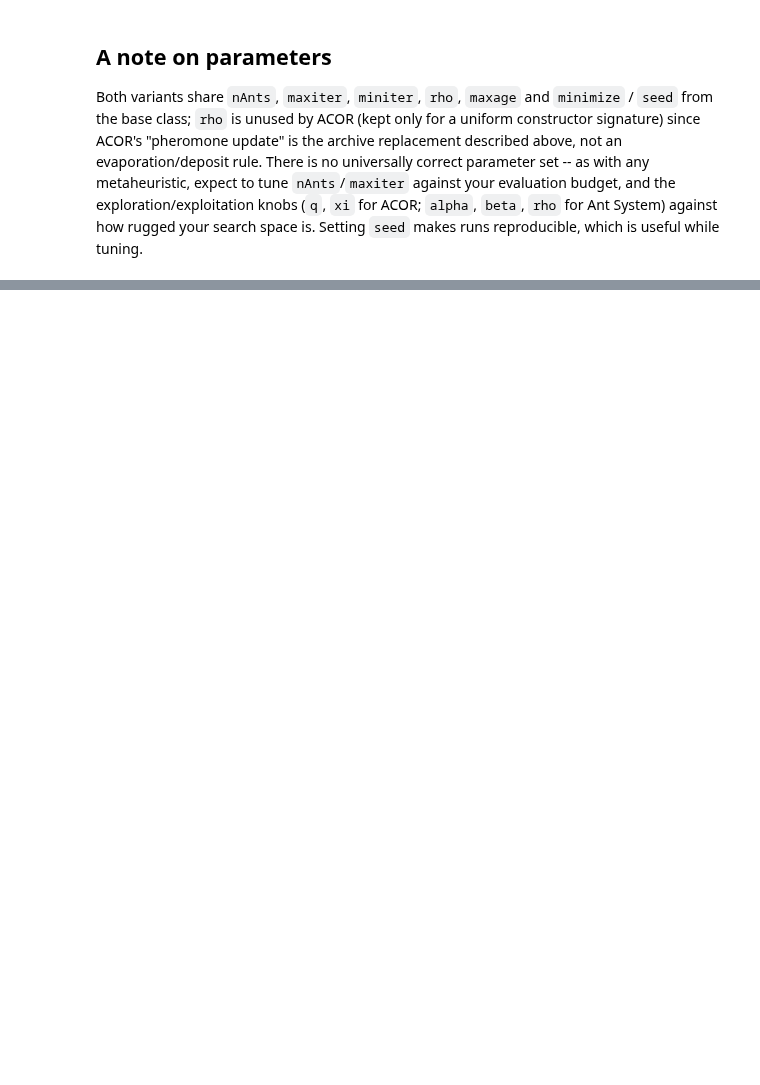
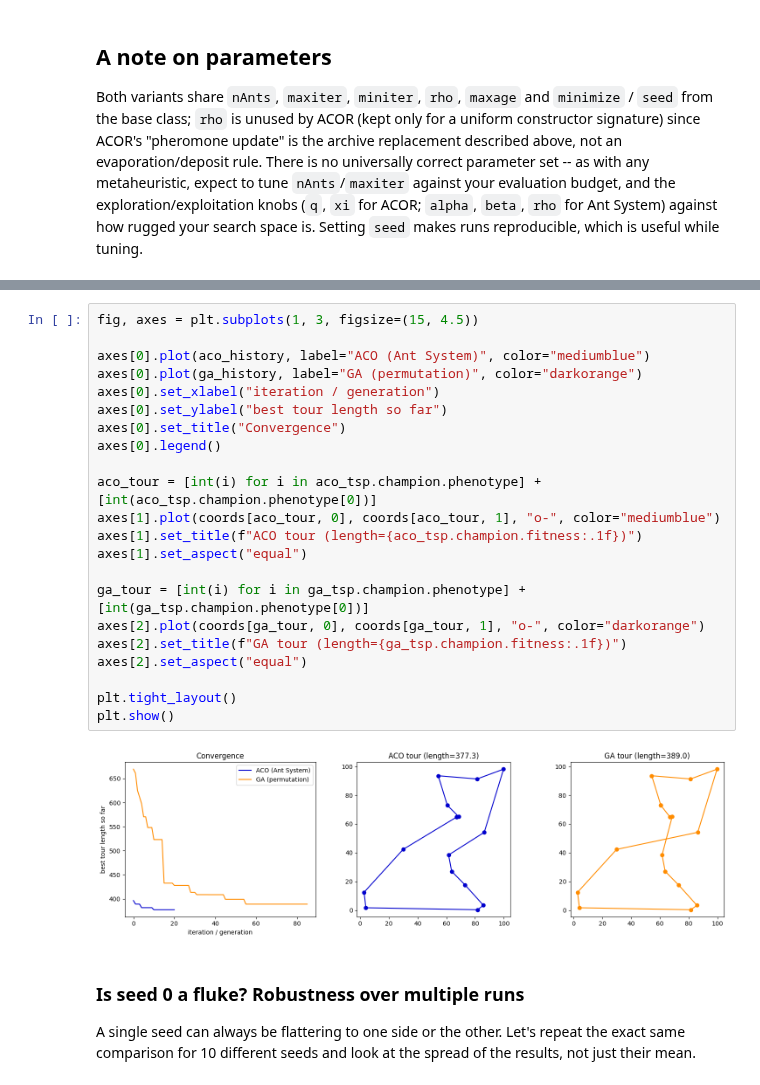
Before and after one commit to sigma-epsilon/sigmaepsilon.math, a Jupyter notebook: docs/source/user_guide/optimization/aco.ipynb, the cells around one changed output, grey strips where cells are left out. Drawn from its saved outputs; the diff is of its cells as text; blank space fills up the shorter version.

```diff
--- a/docs/source/user_guide/optimization/aco.ipynb
+++ b/docs/source/user_guide/optimization/aco.ipynb
@@ -197,0 +333,29 @@ useful while tuning.
+# %%
+fig, axes = plt.subplots(1, 3, figsize=(15, 4.5))
+
+axes[0].plot(aco_history, label="ACO (Ant System)", color="mediumblue")
+axes[0].plot(ga_history, label="GA (permutation)", color="darkorange")
+axes[0].set_xlabel("iteration / generation")
+axes[0].set_ylabel("best tour length so far")
+axes[0].set_title("Convergence")
+axes[0].legend()
+
+aco_tour = [int(i) for i in aco_tsp.champion.phenotype] + [int(aco_tsp.champion.phenotype[0])]
+axes[1].plot(coords[aco_tour, 0], coords[aco_tour, 1], "o-", color="mediumblue")
+axes[1].set_title(f"ACO tour (length={aco_tsp.champion.fitness:.1f})")
+axes[1].set_aspect("equal")
+
+ga_tour = [int(i) for i in ga_tsp.champion.phenotype] + [int(ga_tsp.champion.phenotype[0])]
+axes[2].plot(coords[ga_tour, 0], coords[ga_tour, 1], "o-", color="darkorange")
+axes[2].set_title(f"GA tour (length={ga_tsp.champion.fitness:.1f})")
+axes[2].set_aspect("equal")
+
+plt.tight_layout()
+plt.show()
+# %% [output]
+[figure, added]
+# %% [markdown]
+### Is seed 0 a fluke? Robustness over multiple runs
+
+A single seed can always be flattering to one side or the other. Let's repeat the exact same
+comparison for 10 different seeds and look at the spread of the results, not just their mean.
```
Also changed, not shown: parts of 15 cells of this notebook.
